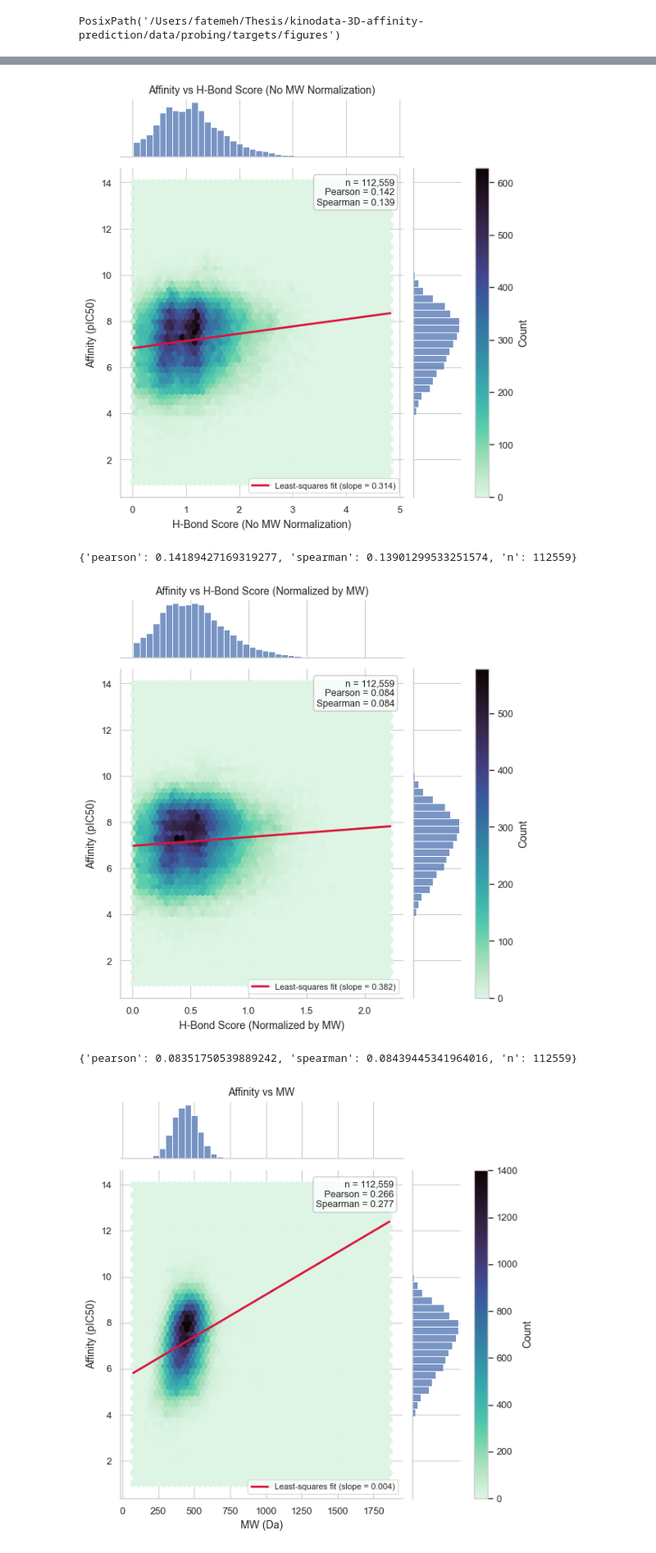
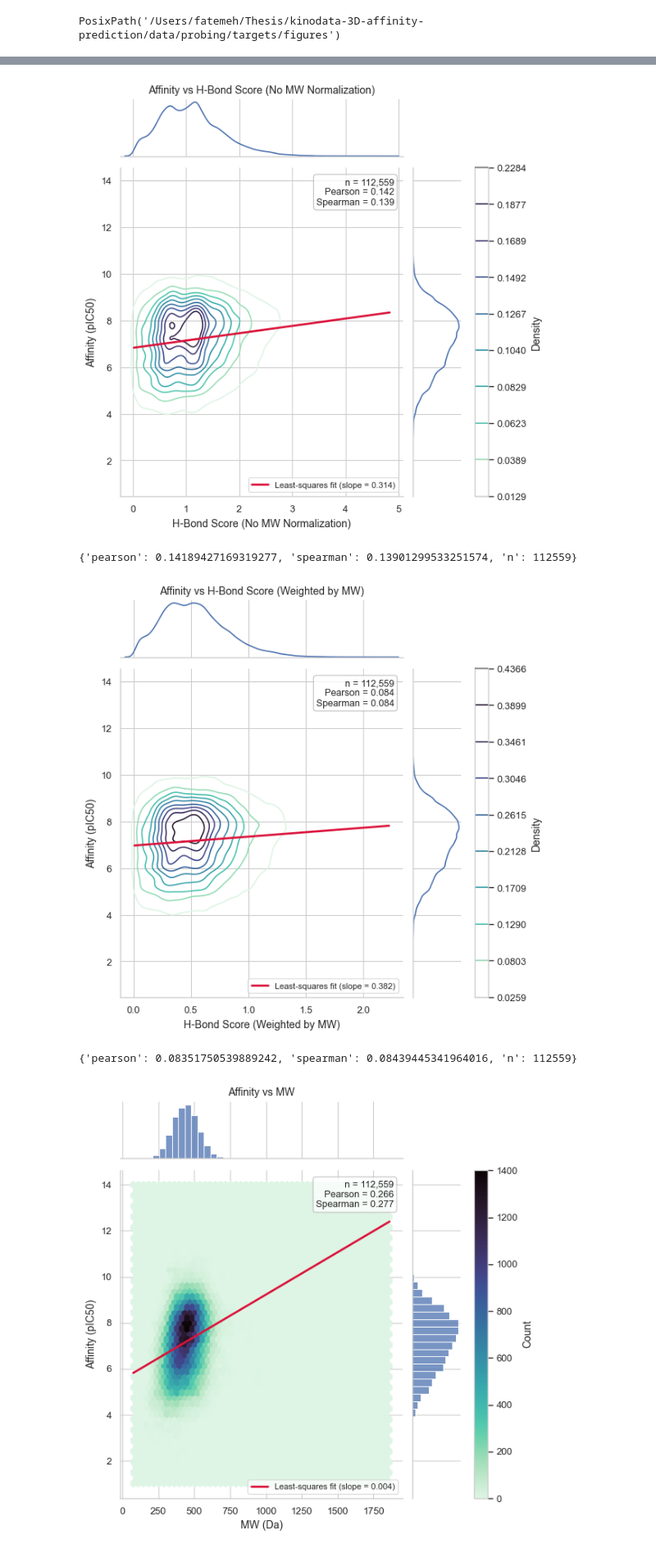
Before and after one commit to fatemeh-moghaddam/kinodata-3D-affinity-prediction, a Jupyter notebook: prob/interactions/hb_scores.ipynb, the cells around one changed output, grey strips where cells are left out. Shown at 82% size. Drawn from its saved outputs; the diff is of its cells as text; code cells hidden in the pictures.

```diff
--- a/prob/interactions/hb_scores.ipynb
+++ b/prob/interactions/hb_scores.ipynb
@@ -567,4 +581,6 @@ def residualize(y, x):
     return y - (a + b * x)
 
 
-bond
+
+bond_scores["no_mw_hb_score"] = residualize(bond_scores["bond_score_sigmoid"], bond_scores["mw"])
+bond_scores["no_mw_hb_score"].describe()
@@ -754,20 +685,20 @@ PosixPath('/Users/fatemeh/Thesis/kinodata-3D-affinity-prediction/data/probing/ta
 # %%
 plot_joint_distribution(bond_scores, x_col="bond_score_sigmoid", y_col="y_processed",
-                        kind="hex",
+                        kind="kde",
                         x_label="H-Bond Score (No MW Normalization)", y_label="Affinity (pIC50)",
                         title="Affinity vs H-Bond Score (No MW Normalization)",
-                        save_path=figures_dir/"hbond_score_no_mw_vs_affinity_hex.png")
+                        save_path=figures_dir/"hbond_score_vs_affinity_kde.png")
 # %% [output]
-[figure, old version]
+[figure, new version]
 {'pearson': 0.14189427169319277, 'spearman': 0.13901299533251574, 'n': 112559}
 # %%
 plot_joint_distribution(bond_scores, x_col="weighted_hb_score", y_col="y_processed",
-                        kind="hex",
-                        x_label="H-Bond Score (Normalized by MW)", y_label="Affinity (pIC50)",
-                        title="Affinity vs H-Bond Score (Normalized by MW)",
-                        save_path=figures_dir/"hbond_score_mw_normalised_vs_affinity_hex.png")
+                        kind="kde",
+                        x_label="H-Bond Score (Weighted by MW)", y_label="Affinity (pIC50)",
+                        title="Affinity vs H-Bond Score (Weighted by MW)",
+                        save_path=figures_dir/"hbond_score_mw_normalised_vs_affinity_kde.png")
 # %% [output]
-[figure, old version]
+[figure, new version]
 {'pearson': 0.08351750539889242, 'spearman': 0.08439445341964016, 'n': 112559}
 # %%
 plot_joint_distribution(bond_scores, x_col = "mw", y_col="y_processed",
```
Also changed, not shown: parts of 11 cells of this notebook, 1 other file.
